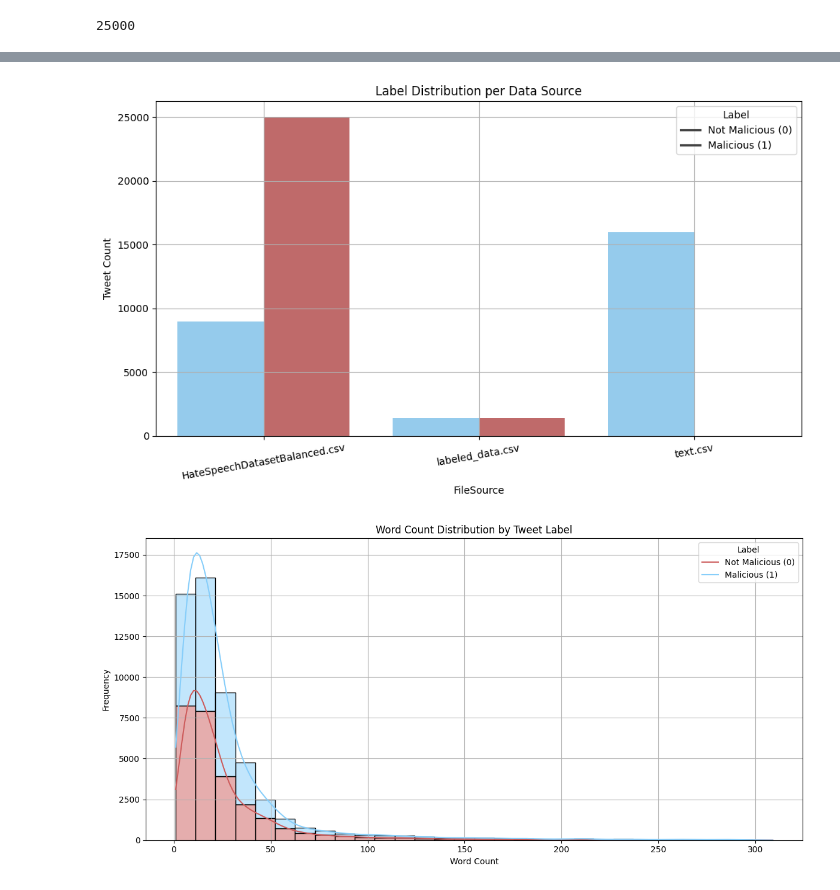
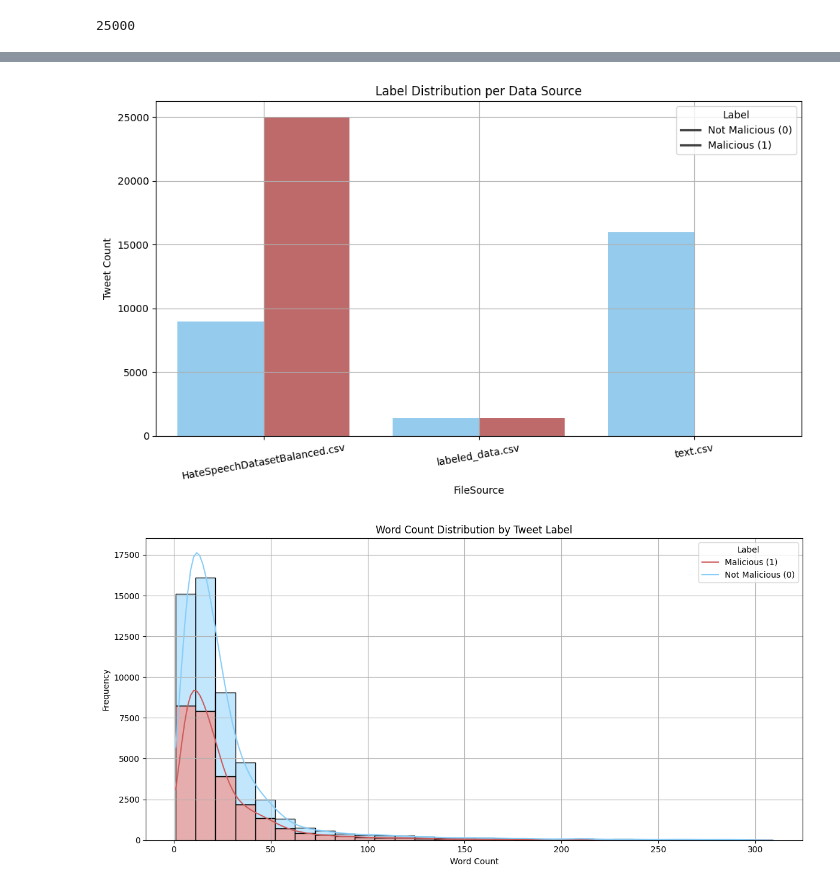
Before and after one commit to abigailxcal/PostModeration, a Jupyter notebook: training.ipynb, the cells around one changed output, grey strips where cells are left out. Saved outputs shown, nothing was run; the diff lists cells and outputs as text; code cells hidden in the pictures.

```diff
--- a/training.ipynb
+++ b/training.ipynb
@@ -387,33 +330,33 @@ sns.histplot(data=df, x='word_count', hue='Label', bins=30, kde=True, multiple='
 plt.title('Word Count Distribution by Tweet Label')
 plt.xlabel('Word Count')
 plt.ylabel('Frequency')
-plt.legend(title='Label', labels=['Not Malicious (0)', 'Malicious (1)'])
+plt.legend(title='Label', labels=[ 'Malicious (1)','Not Malicious (0)'])
 plt.grid(True)
 plt.tight_layout()
 plt.show()
 
 # avg word count per source and label
 avg_word_counts = df.groupby(['FileSource', 'Label'])['word_count'].mean().reset_index()
 plt.figure(figsize=(10, 6))
 sns.barplot(data=avg_word_counts, x='FileSource', y='word_count', hue='Label', palette=custom_palette)
 plt.title('Average Word Count by Source and Label')
 plt.ylabel('Average Word Count')
 plt.xticks(rotation=10)
 plt.legend(title='Label', labels=['Not Malicious (0)', 'Malicious (1)'])
 plt.grid(True)
 plt.tight_layout()
 plt.show()
 
 # # pie chart for fun
 # label_counts = df['Label'].value_counts()
 # plt.figure(figsize=(6, 6))
 # plt.pie(label_counts, labels=['Not Malicious (0)', 'Malicious (1)'],
 #         autopct='%1.1f%%', colors=['green', 'red'], startangle=90)
 # plt.title('Malicious vs Non-Malicious Tweet Distribution')
 # plt.tight_layout()
 # plt.show()
 # %% [output]
 [figure]
 [figure]
-[figure, old version]
+[figure, new version]
 [figure]
```
Also changed, not shown: parts of 2 cells of this notebook, 3 other files.
